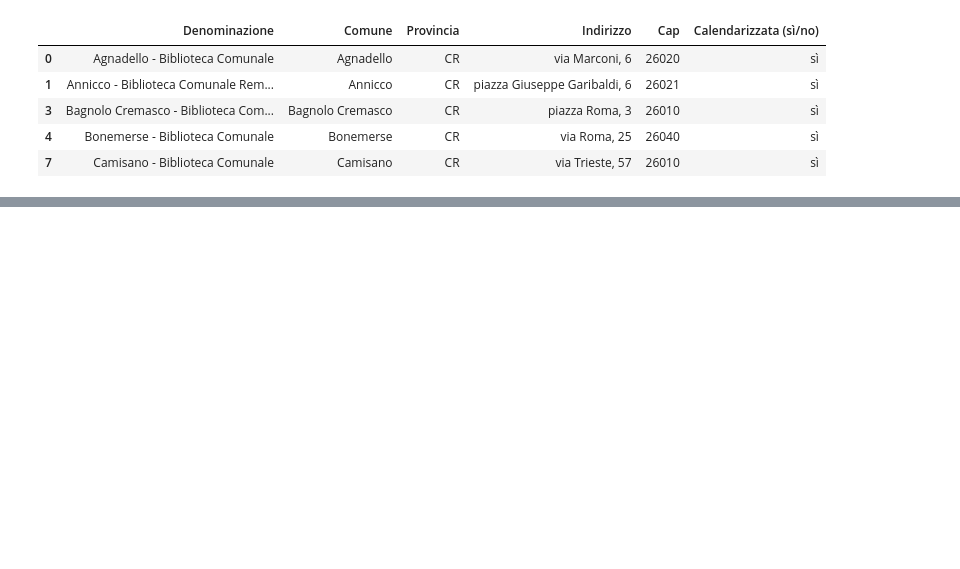
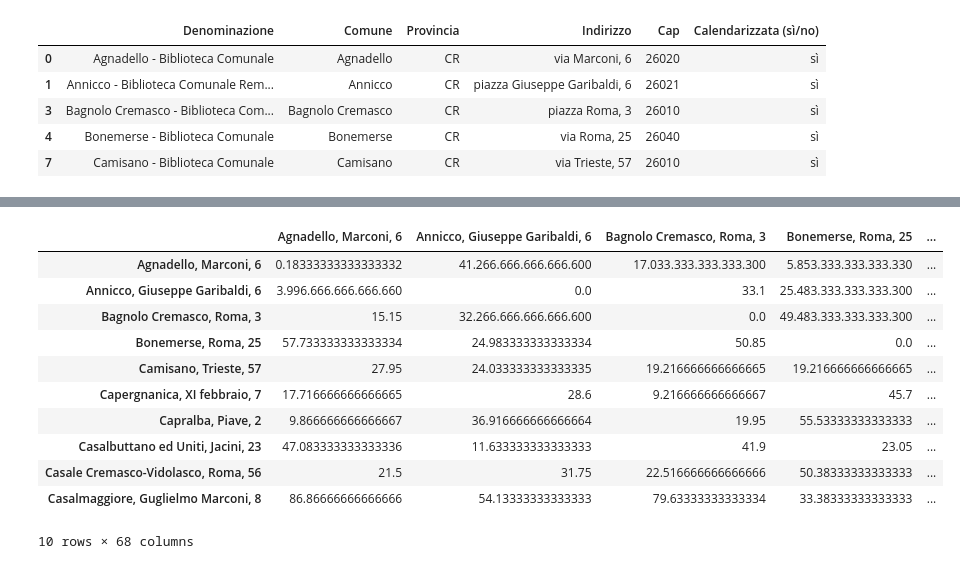
Before and after one commit to MassimoCavagna/Bachelor-Thesis, a Jupyter notebook: Geolocation.ipynb, the cells around one changed output, grey strips where cells are left out. Drawn from its saved outputs; the diff is of its cells as text; code cells hidden in the pictures; blank space fills up the shorter version.

```diff
--- a/Geolocation.ipynb
+++ b/Geolocation.ipynb
@@ -154,0 +109,16 @@ for j in range(2):
+# %%
+dataf=pd.read_csv("times.csv", encoding = "ISO-8859-1", delimiter=";", index_col=0, error_bad_lines=False)
+dataf
+# %% [output]
+|  | Agnadello, Marconi, 6 | Annicco, Giuseppe Garibaldi, 6 | Bagnolo Cremasco, Roma, 3 | Bonemerse, Roma, 25 | ... |
+| Agnadello, Marconi, 6 | 0.18333333333333332 | 41.266.666.666.666.600 | 17.033.333.333.333.300 | 5.853.333.333.333.330 | ... |
+| Annicco, Giuseppe Garibaldi, 6 | 3.996.666.666.666.660 | 0.0 | 33.1 | 25.483.333.333.333.300 | ... |
+| Bagnolo Cremasco, Roma, 3 | 15.15 | 32.266.666.666.666.600 | 0.0 | 49.483.333.333.333.300 | ... |
+| Bonemerse, Roma, 25 | 57.733333333333334 | 24.983333333333334 | 50.85 | 0.0 | ... |
+| Camisano, Trieste, 57 | 27.95 | 24.033333333333335 | 19.216666666666665 | 19.216666666666665 | ... |
+| Capergnanica, XI febbraio, 7 | 17.716666666666665 | 28.6 | 9.216666666666667 | 45.7 | ... |
+| Capralba, Piave, 2 | 9.866666666666667 | 36.916666666666664 | 19.95 | 55.53333333333333 | ... |
+| Casalbuttano ed Uniti, Jacini, 23 | 47.083333333333336 | 11.633333333333333 | 41.9 | 23.05 | ... |
+| Casale Cremasco-Vidolasco, Roma, 56 | 21.5 | 31.75 | 22.516666666666666 | 50.38333333333333 | ... |
+| Casalmaggiore, Guglielmo Marconi, 8 | 86.86666666666666 | 54.13333333333333 | 79.63333333333334 | 33.38333333333333 | ... |
+10 rows × 68 columns
```
Also changed, not shown: parts of 10 cells of this notebook, 2 other files.
